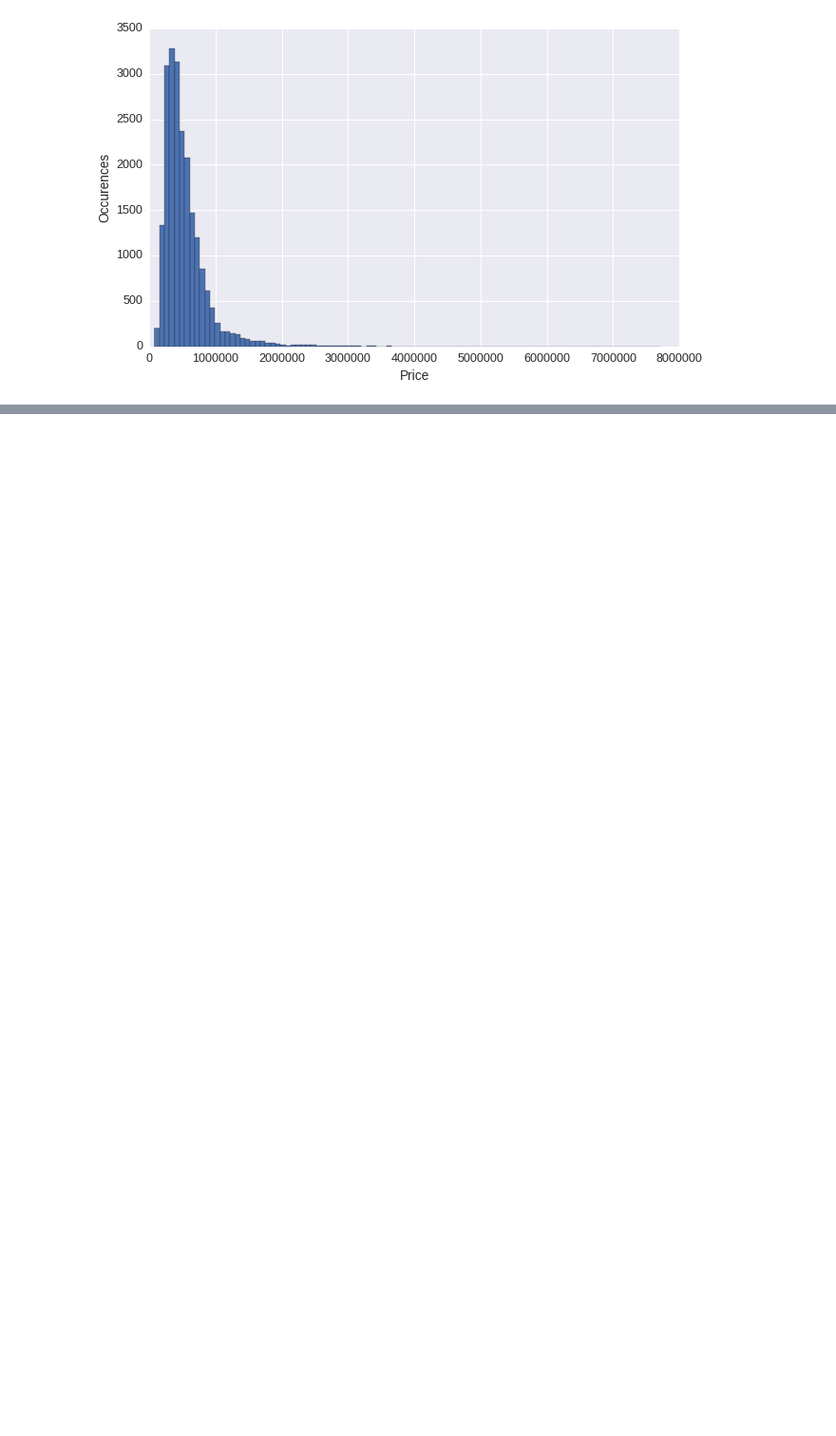
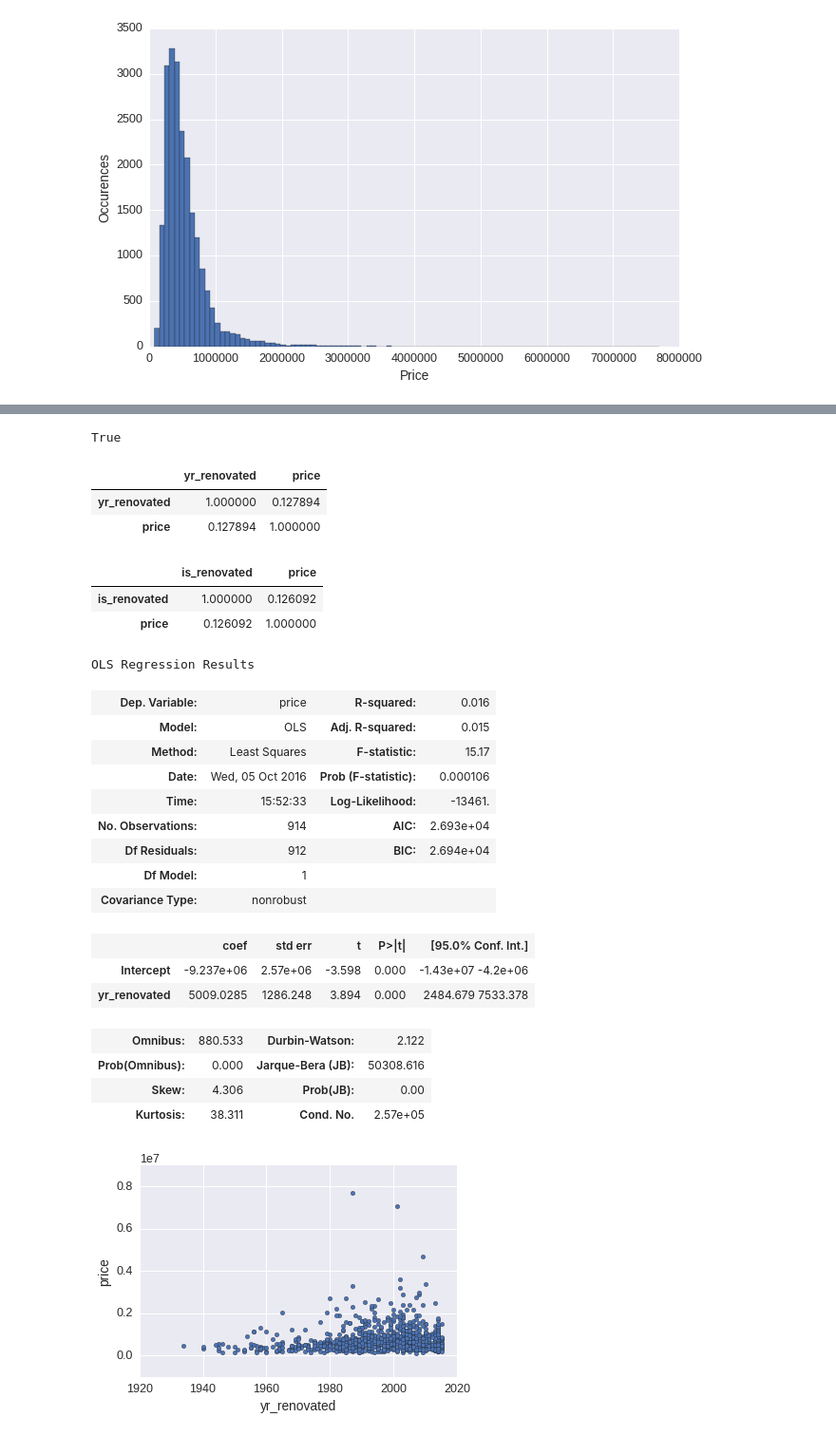
Before and after one commit to dbricare/kaggle, a Jupyter notebook: kingcountyhomeprices/RegressionHousingPrices1.ipynb, the cells around one changed output, grey strips where cells are left out. Shown: that part at 95% size. Drawn from its saved outputs; the diff is of its cells as text; code cells hidden in the pictures; blank space fills up the shorter version.

```diff
--- a/kingcountyhomeprices/RegressionHousingPrices1.ipynb
+++ b/kingcountyhomeprices/RegressionHousingPrices1.ipynb
@@ -239,0 +157,6 @@ OLS Regression Results
+# %%
+# what is the difference in terms of living space and lot size for not renovated houses?
+
+df['livingdiff'] = df['sqft_living15'] - df['sqft_living']
+df['lotdiff'] = df['sqft_lot15'] - df['sqft_lot']
+df[['livingdiff', 'lotdiff']][df['yr_renovated']==0].describe()
@@ -239,0 +187,49 @@ OLS Regression Results
+# %%
+# do all values with non-zero renovation year, have renovation after year built?
+
+all(df[df['yr_renovated']!=0].index == df[df['yr_renovated']>df['yr_built']].index)
+# %% [output]
+True
+# %%
+# how does the renovation year influence price?
+
+df[['yr_renovated','price']][df['yr_renovated']!=0].corr()
+# %% [output]
+|  | yr_renovated | price |
+| yr_renovated | 1.000000 | 0.127894 |
+| price | 0.127894 | 1.000000 |
+# %%
+# what about if a renovation is performed?
+
+df['is_renovated'] = df['yr_renovated'].apply(lambda x: int(x>0))
+df[['is_renovated', 'price']].corr()
+# %% [output]
+|  | is_renovated | price |
+| is_renovated | 1.000000 | 0.126092 |
+| price | 0.126092 | 1.000000 |
+# %%
+# Is the relationship statistically significant?
+
+dfrenov = df[['yr_renovated', 'price']][df['yr_renovated']!=0]
+dfrenov.plot(x='yr_renovated', y='price', kind='scatter')
+
+smf.ols('price ~ yr_renovated', data=dfrenov).fit().summary()
+# %% [output]
+OLS Regression Results
+| Dep. Variable: | price | R-squared: | 0.016 |
+| Model: | OLS | Adj. R-squared: | 0.015 |
+| Method: | Least Squares | F-statistic: | 15.17 |
+| Date: | Wed, 05 Oct 2016 | Prob (F-statistic): | 0.000106 |
+| Time: | 15:52:33 | Log-Likelihood: | -13461. |
+| No. Observations: | 914 | AIC: | 2.693e+04 |
+| Df Residuals: | 912 | BIC: | 2.694e+04 |
+| Df Model: | 1 |  |  |
+| Covariance Type: | nonrobust |  |  |
+|  | coef | std err | t | P>|t| | [95.0% Conf. Int.] |
+| Intercept | -9.237e+06 | 2.57e+06 | -3.598 | 0.000 | -1.43e+07 -4.2e+06 |
+| yr_renovated | 5009.0285 | 1286.248 | 3.894 | 0.000 | 2484.679 7533.378 |
+| Omnibus: | 880.533 | Durbin-Watson: | 2.122 |
+| Prob(Omnibus): | 0.000 | Jarque-Bera (JB): | 50308.616 |
+| Skew: | 4.306 | Prob(JB): | 0.00 |
+| Kurtosis: | 38.311 | Cond. No. | 2.57e+05 |
+[figure, added]
```
Also changed, not shown: parts of 45 cells of this notebook.
